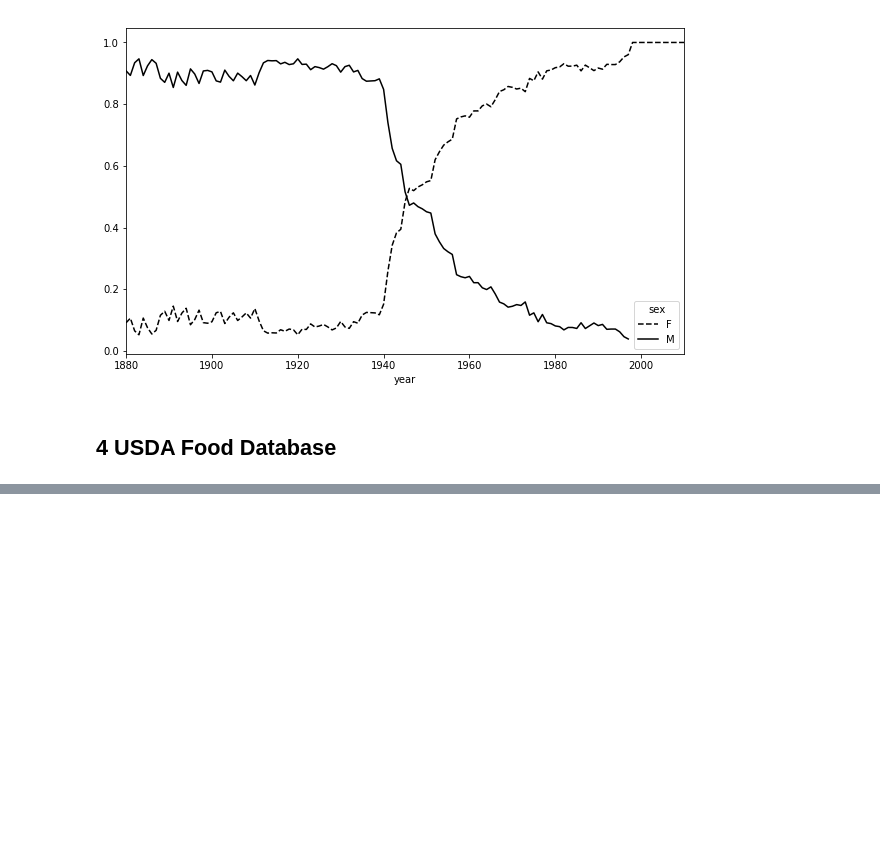
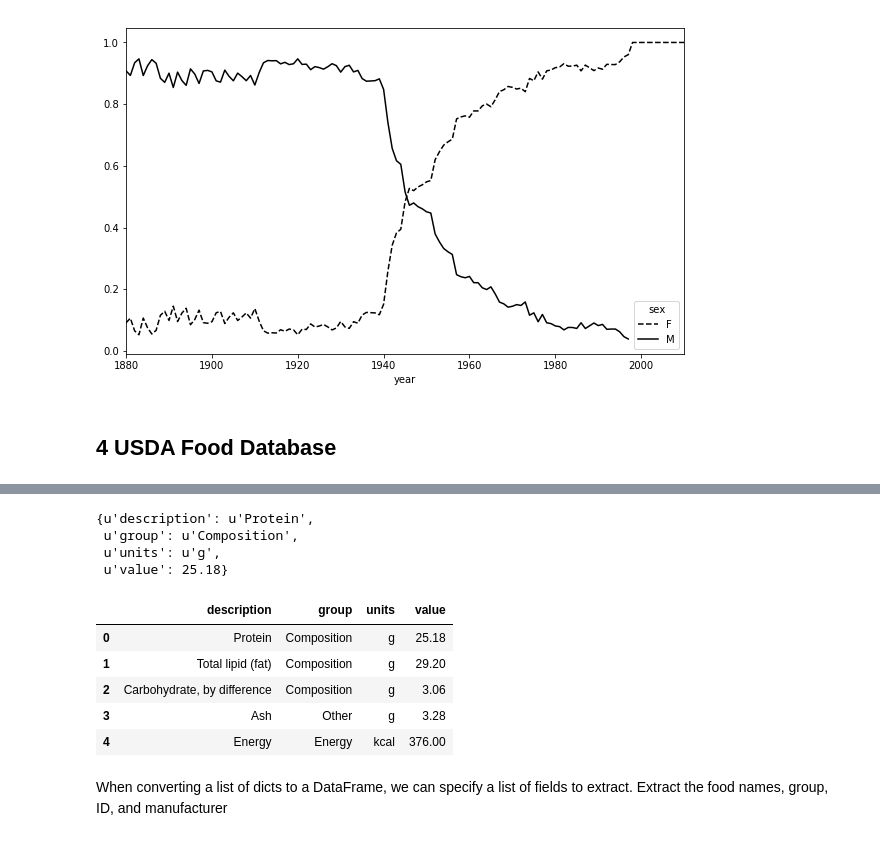
Before and after one commit to Gakun/python_for_data_analysis, a Jupyter notebook: CH14 - Data Analysis Examples.ipynb, the cells around one changed output, grey strips where cells are left out. Cells and saved outputs as stored; diff of their text form; code cells hidden in the pictures; blank space fills up the shorter version.

```diff
--- a/CH14 - Data Analysis Examples.ipynb
+++ b/CH14 - Data Analysis Examples.ipynb
@@ -981,0 +986,2 @@ plt.show()
+# %%
+db = json.load(open('datasets/usda_food/database.json'))
@@ -981,0 +1004,20 @@ plt.show()
+# %%
+db[0]['nutrients'][0]
+# %% [output]
+{u'description': u'Protein',
+ u'group': u'Composition',
+ u'units': u'g',
+ u'value': 25.18}
+# %%
+nutrients = pd.DataFrame(db[0]['nutrients'])
+# %%
+nutrients.head()
+# %% [output]
+|  | description | group | units | value |
+| 0 | Protein | Composition | g | 25.18 |
+| 1 | Total lipid (fat) | Composition | g | 29.20 |
+| 2 | Carbohydrate, by difference | Composition | g | 3.06 |
+| 3 | Ash | Other | g | 3.28 |
+| 4 | Energy | Energy | kcal | 376.00 |
+# %% [markdown]
+When converting a list of dicts to a DataFrame, we can specify a list of fields to extract. Extract the food names, group, ID, and manufacturer
```
Also changed, not shown: parts of 55 cells of this notebook.
